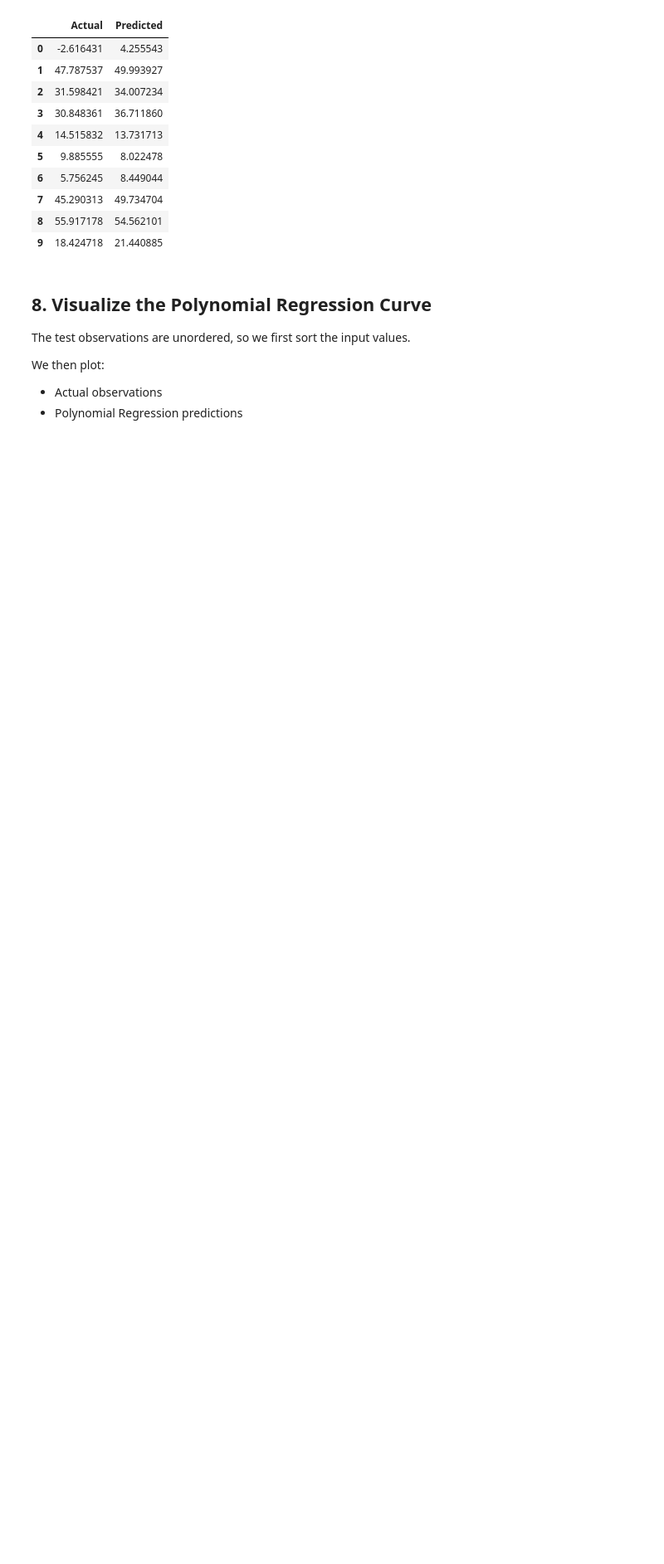
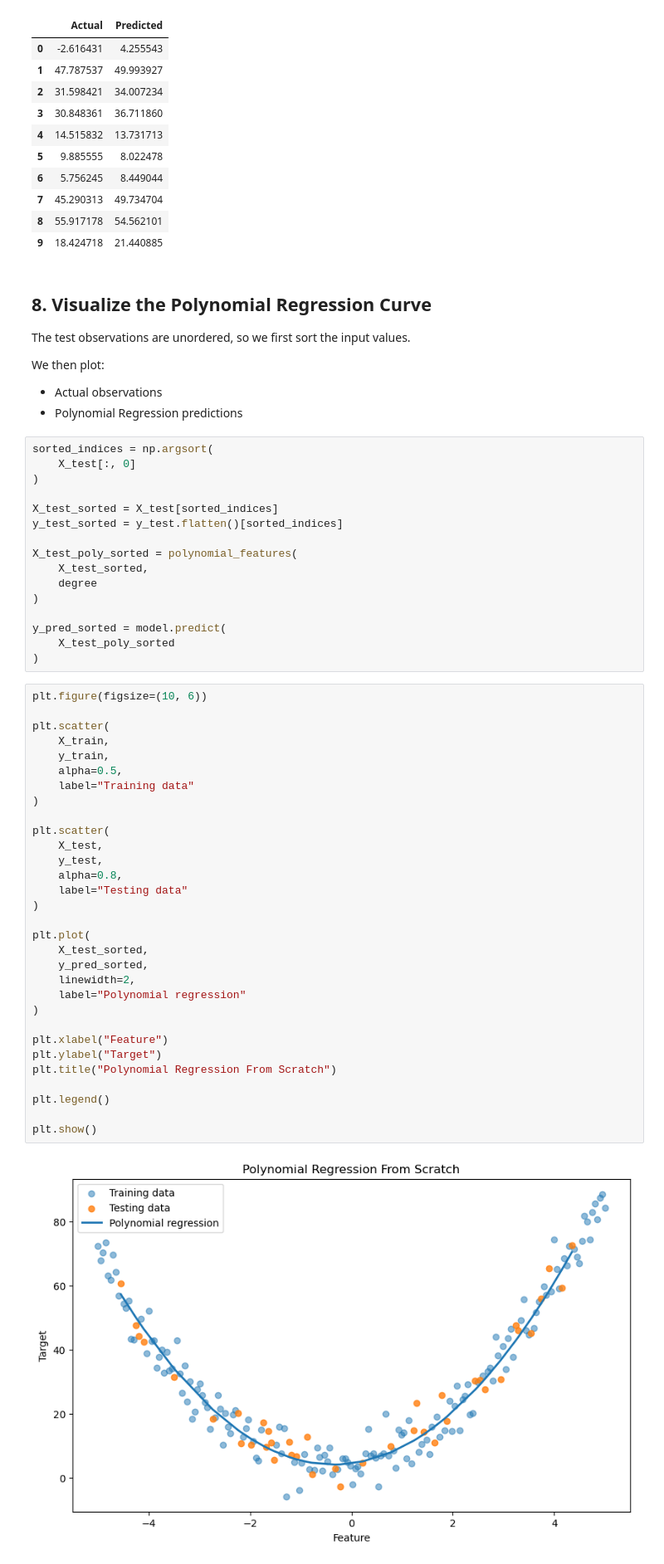
Before and after one commit to AHMAD-ALI5/machine-learning-from-scratch, a Jupyter notebook: machine-learning-from-scratch/regression/polynomial regression.ipynb, the cells around one changed output. Shown at 83% size. Saved outputs shown, nothing was run; the diff lists cells and outputs as text; blank space fills up the shorter version.

```diff
--- a/machine-learning-from-scratch/regression/polynomial regression.ipynb
+++ b/machine-learning-from-scratch/regression/polynomial regression.ipynb
@@ -514,3 +514,52 @@ We then plot:
 
 - Actual observations
 - Polynomial Regression predictions
+# %%
+sorted_indices = np.argsort(
+    X_test[:, 0]
+)
+
+X_test_sorted = X_test[sorted_indices]
+y_test_sorted = y_test.flatten()[sorted_indices]
+
+X_test_poly_sorted = polynomial_features(
+    X_test_sorted,
+    degree
+)
+
+y_pred_sorted = model.predict(
+    X_test_poly_sorted
+)
+# %%
+plt.figure(figsize=(10, 6))
+
+plt.scatter(
+    X_train,
+    y_train,
+    alpha=0.5,
+    label="Training data"
+)
+
+plt.scatter(
+    X_test,
+    y_test,
+    alpha=0.8,
+    label="Testing data"
+)
+
+plt.plot(
+    X_test_sorted,
+    y_pred_sorted,
+    linewidth=2,
+    label="Polynomial regression"
+)
+
+plt.xlabel("Feature")
+plt.ylabel("Target")
+plt.title("Polynomial Regression From Scratch")
+
+plt.legend()
+
+plt.show()
+# %% [output]
+[figure, added]
```
Also changed, not shown: parts of 8 cells of this notebook.
